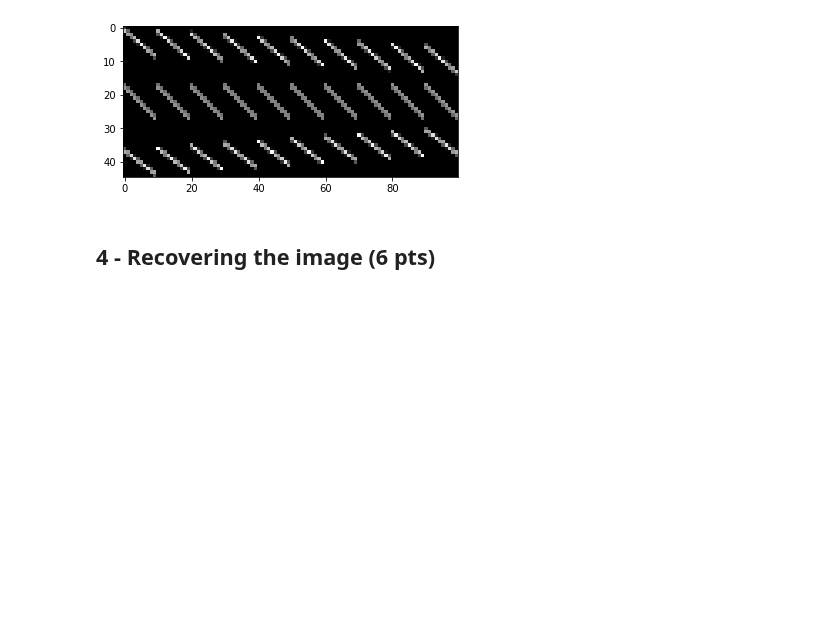
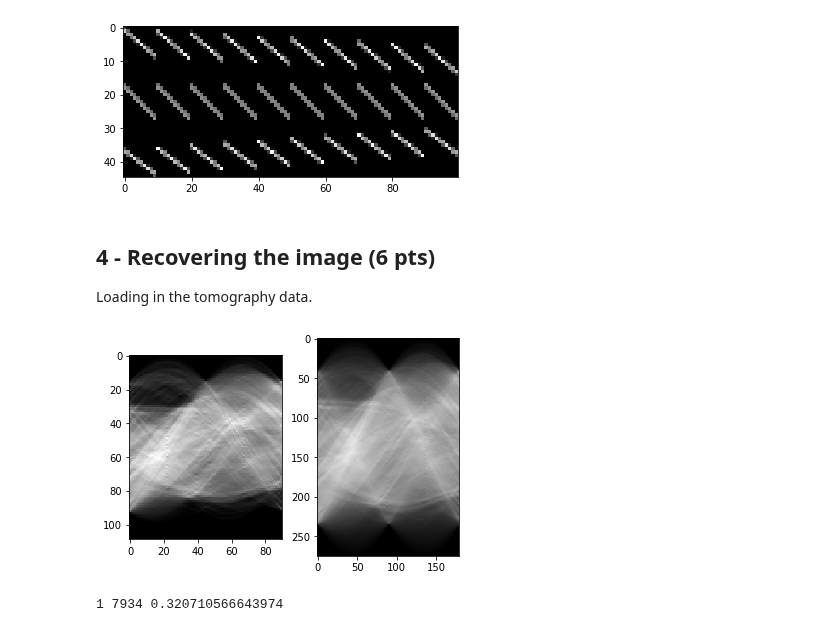
Before and after one commit to eliaserland/heidelberg-courses, a Jupyter notebook: machine-learning/problem-set-5/tomography.ipynb, the cells around one changed output. Drawn from its saved outputs; the diff is of its cells as text; code cells hidden in the pictures; blank space fills up the shorter version.

```diff
--- a/machine-learning/problem-set-5/tomography.ipynb
+++ b/machine-learning/problem-set-5/tomography.ipynb
@@ -105,3 +107,25 @@ plt.show()
 [figure]
 # %% [markdown]
 ## 4 - Recovering the image (6 pts)
+
+Loading in the tomography data.
+# %%
+# Lower resolution image
+M_77      = 77
+Np_77     = 109
+alphas_77 = np.load('hs_tomography/alphas_77.npy')
+y_77      = np.load('hs_tomography/y_77.npy')
+
+# Higher resolution image
+M_195      = 195
+Np_195     = 275
+alphas_195 = np.load('hs_tomography/alphas_195.npy')
+y_195      = np.load('hs_tomography/y_195.npy')
+# %%
+# Visualizing the sinograms, just for fun.
+fig, (ax1, ax2) = plt.subplots(1, 2)
+ax1.imshow(y_77.reshape(len(alphas_77),Np_77).T)
+ax2.imshow(y_195.reshape(len(alphas_195),Np_195).T)
+plt.show()
+# %% [output]
+[figure, added]
@@ -107,0 +140,6 @@ plt.show()
+# %%
+# Solving for Beta, for the lower resolution image.
+beta_77, istop, itn, r1norm = lsqr(X_77, y_77)[:4]
+print(istop, itn, r1norm)
+# %% [output]
+1 7934 0.320710566643974
```
Also changed, not shown: parts of 10 cells of this notebook, 2 other files.
